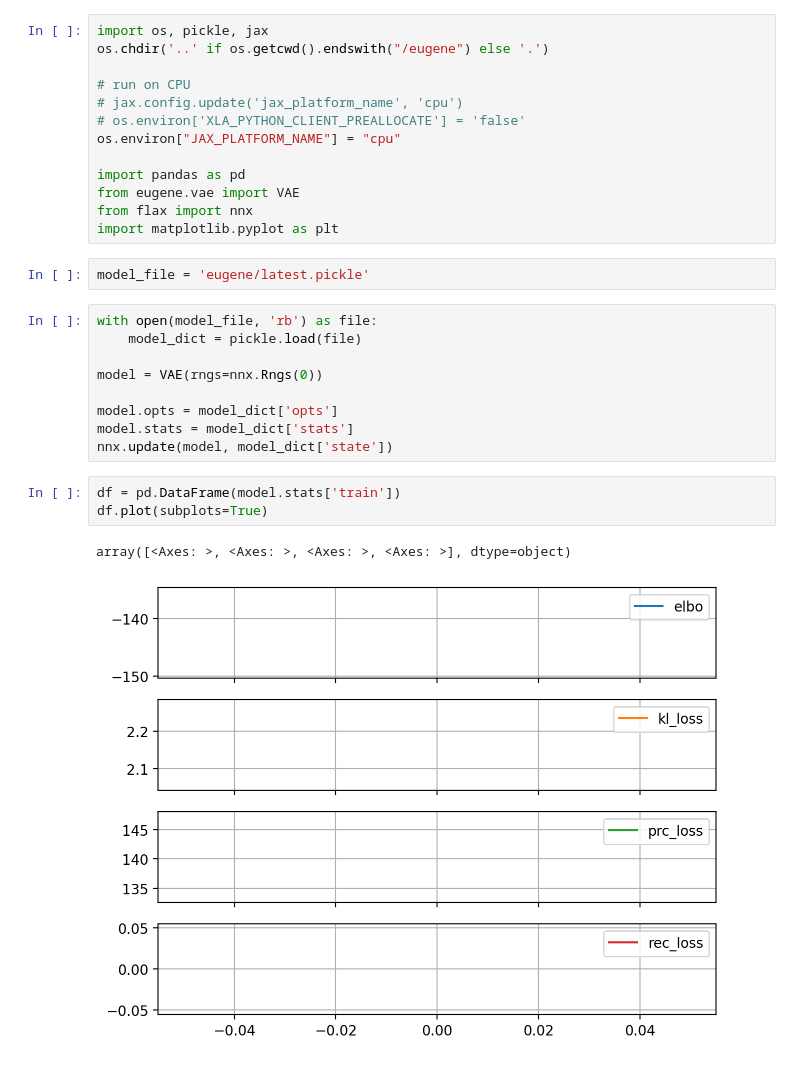
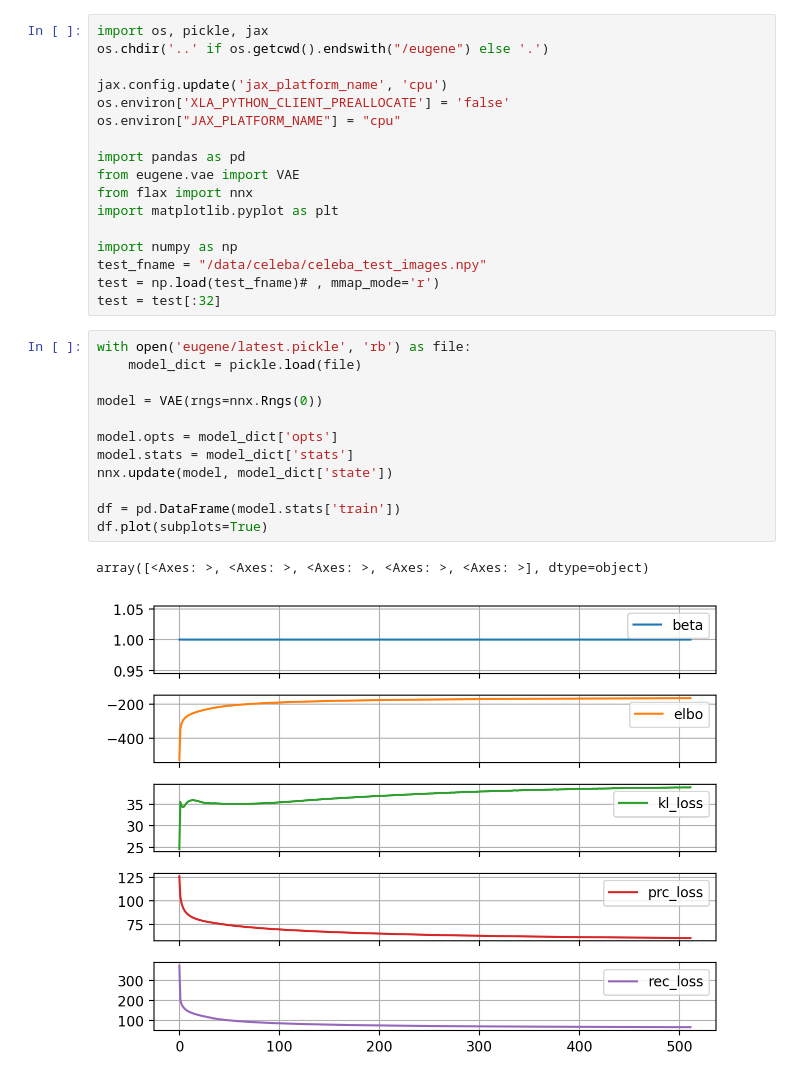
Before and after one commit to mustass/identifiable-latent-metric-space, a Jupyter notebook: eugene/notebook.ipynb, the cells around one changed output. Cells and saved outputs as stored; diff of their text form.

```diff
--- a/eugene/notebook.ipynb
+++ b/eugene/notebook.ipynb
@@ -2,29 +2,31 @@
 import os, pickle, jax
 os.chdir('..' if os.getcwd().endswith("/eugene") else '.')
 
-# run on CPU
-# jax.config.update('jax_platform_name', 'cpu')
-# os.environ['XLA_PYTHON_CLIENT_PREALLOCATE'] = 'false'
+jax.config.update('jax_platform_name', 'cpu')
+os.environ['XLA_PYTHON_CLIENT_PREALLOCATE'] = 'false'
 os.environ["JAX_PLATFORM_NAME"] = "cpu"
 
 import pandas as pd
 from eugene.vae import VAE
 from flax import nnx
 import matplotlib.pyplot as plt
+
+import numpy as np
+test_fname = "/data/celeba/celeba_test_images.npy"
+test = np.load(test_fname)# , mmap_mode='r')
+test = test[:32]
-# %%
-model_file = 'eugene/latest.pickle'
 # %%
-with open(model_file, 'rb') as file:
+with open('eugene/latest.pickle', 'rb') as file:
     model_dict = pickle.load(file)
 
 model = VAE(rngs=nnx.Rngs(0))
 
 model.opts = model_dict['opts']
 model.stats = model_dict['stats']
 nnx.update(model, model_dict['state'])
+
+df = pd.DataFrame(model.stats['train'])
+df.plot(subplots=True)
+# %% [output]
+array([<Axes: >, <Axes: >, <Axes: >, <Axes: >, <Axes: >], dtype=object)
+[figure, added]
-# %%
-df = pd.DataFrame(model.stats['train'])
-df.plot(subplots=True)
-# %% [output]
-array([<Axes: >, <Axes: >, <Axes: >, <Axes: >], dtype=object)
-[figure, removed]
```
Also changed, not shown: parts of 4 cells of this notebook, 3 other files.
